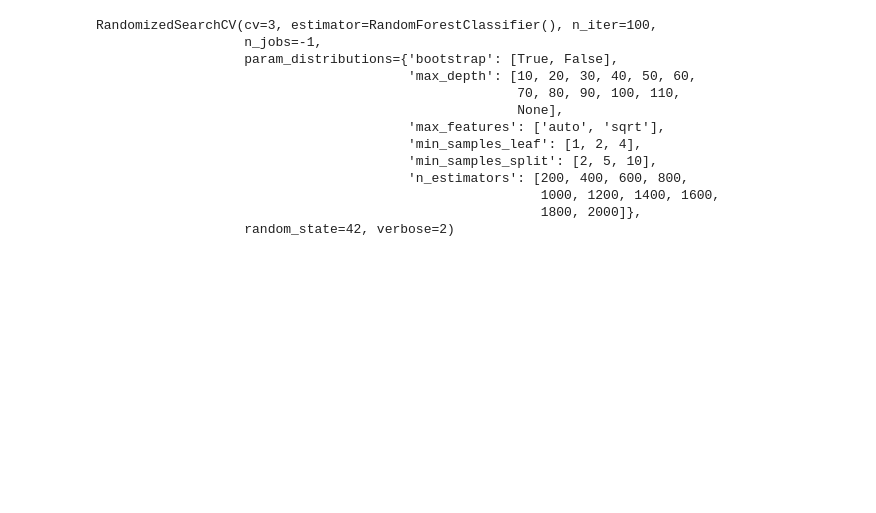
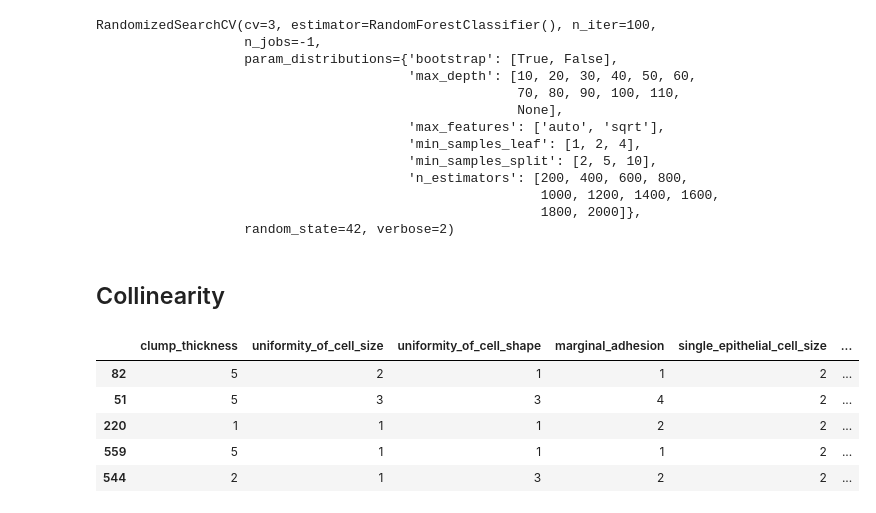
Before and after one commit to lilianabs/customer-acceptance, a Jupyter notebook: breast_cancer_example.ipynb, the cells around one changed output. Saved outputs shown, nothing was run; the diff lists cells and outputs as text; code cells hidden in the pictures; blank space fills up the shorter version.

```diff
--- a/breast_cancer_example.ipynb
+++ b/breast_cancer_example.ipynb
@@ -350,3 +331,14 @@ RandomizedSearchCV(cv=3, estimator=RandomForestClassifier(), n_iter=100,
 # %%
 params = rf_random.best_params_
 params["oob_score"] = True
+# %% [markdown]
+## Collinearity
+# %%
+X_train.head()
+# %% [output]
+|  | clump_thickness | uniformity_of_cell_size | uniformity_of_cell_shape | marginal_adhesion | single_epithelial_cell_size | ... |
+| 82 | 5 | 2 | 1 | 1 | 2 | ... |
+| 51 | 5 | 3 | 3 | 4 | 2 | ... |
+| 220 | 1 | 1 | 1 | 2 | 2 | ... |
+| 559 | 5 | 1 | 1 | 1 | 2 | ... |
+| 544 | 2 | 1 | 3 | 2 | 2 | ... |
```
Also changed, not shown: parts of 9 cells of this notebook.
